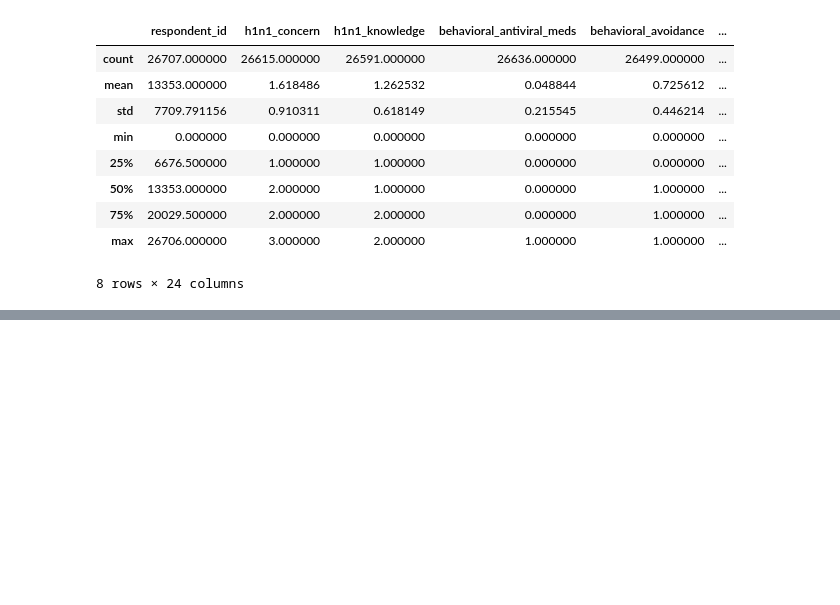
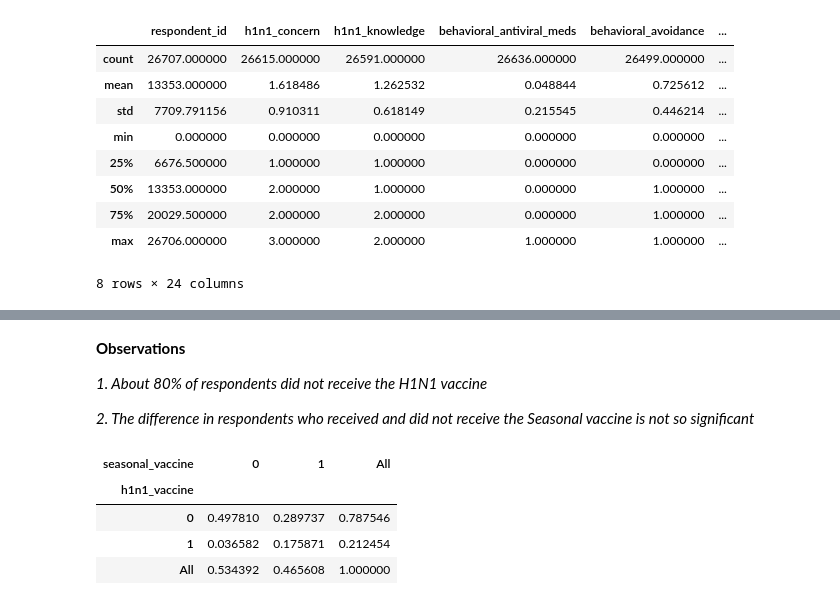
Before and after one commit to iPablo26/Driven-Data-Flu-Shot-Competition, a Jupyter notebook: Flu Shot Learning - Predict H1N1 and Seasonal Flu Vaccines.ipynb, the cells around one changed output, grey strips where cells are left out. Cells and saved outputs as stored; diff of their text form; code cells hidden in the pictures; blank space fills up the shorter version.

```diff
--- a/Flu Shot Learning - Predict H1N1 and Seasonal Flu Vaccines.ipynb
+++ b/Flu Shot Learning - Predict H1N1 and Seasonal Flu Vaccines.ipynb
@@ -223,0 +255,19 @@ flushotTrainData.describe()
+# %% [markdown]
+**Observations**
+
+*1. About 80% of respondents did not receive the H1N1 vaccine*
+
+*2. The difference in respondents who received and did not receive the Seasonal vaccine is not so significant*
+# %%
+pd.crosstab(
+    flushotDataLabels["h1n1_vaccine"],
+    flushotDataLabels["seasonal_vaccine"],
+    margins=True,
+    normalize=True
+)
+# %% [output]
+| seasonal_vaccine | 0 | 1 | All |
+| h1n1_vaccine |  |  |  |
+| 0 | 0.497810 | 0.289737 | 0.787546 |
+| 1 | 0.036582 | 0.175871 | 0.212454 |
+| All | 0.534392 | 0.465608 | 1.000000 |
```
Also changed, not shown: parts of 6 cells of this notebook.
